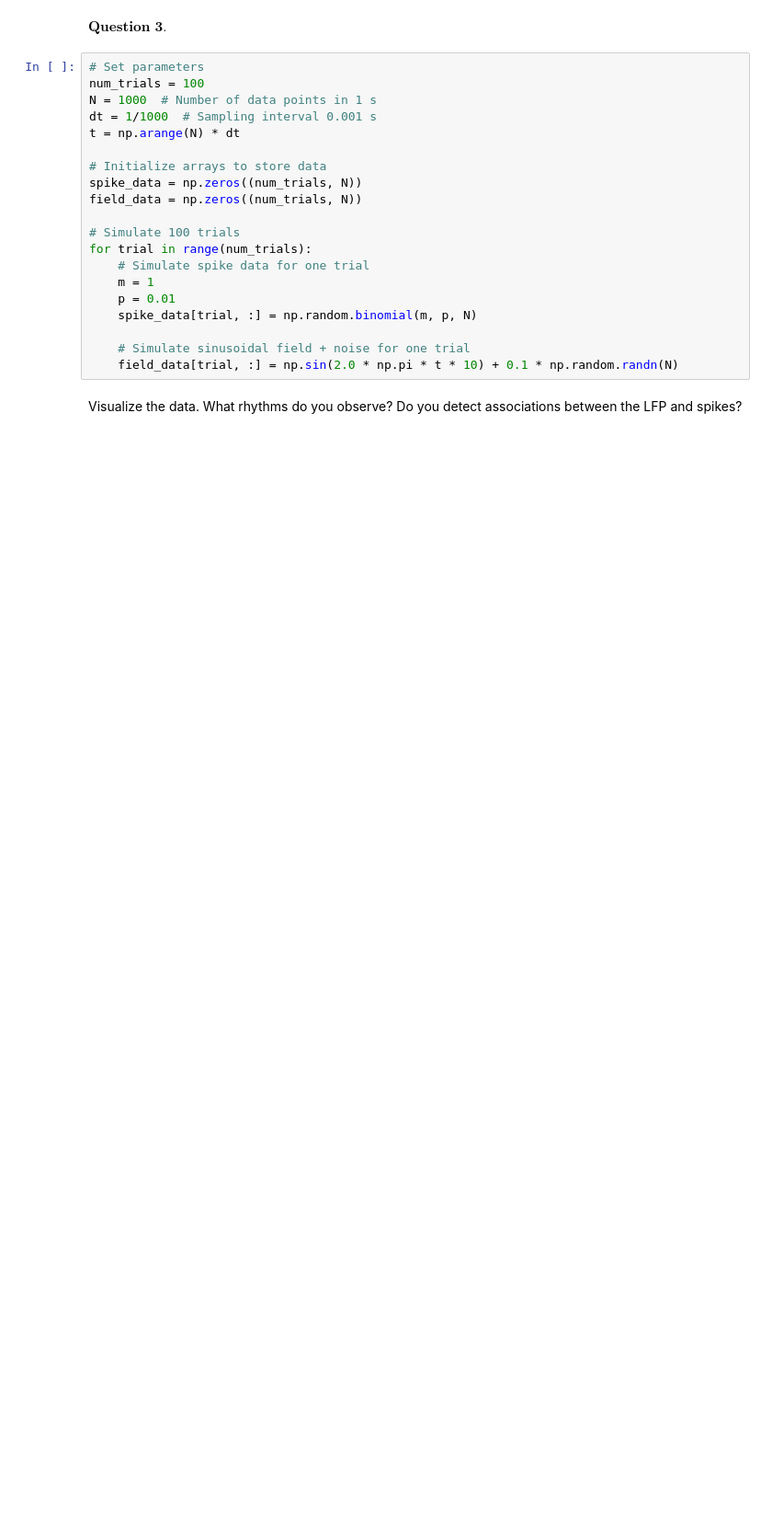
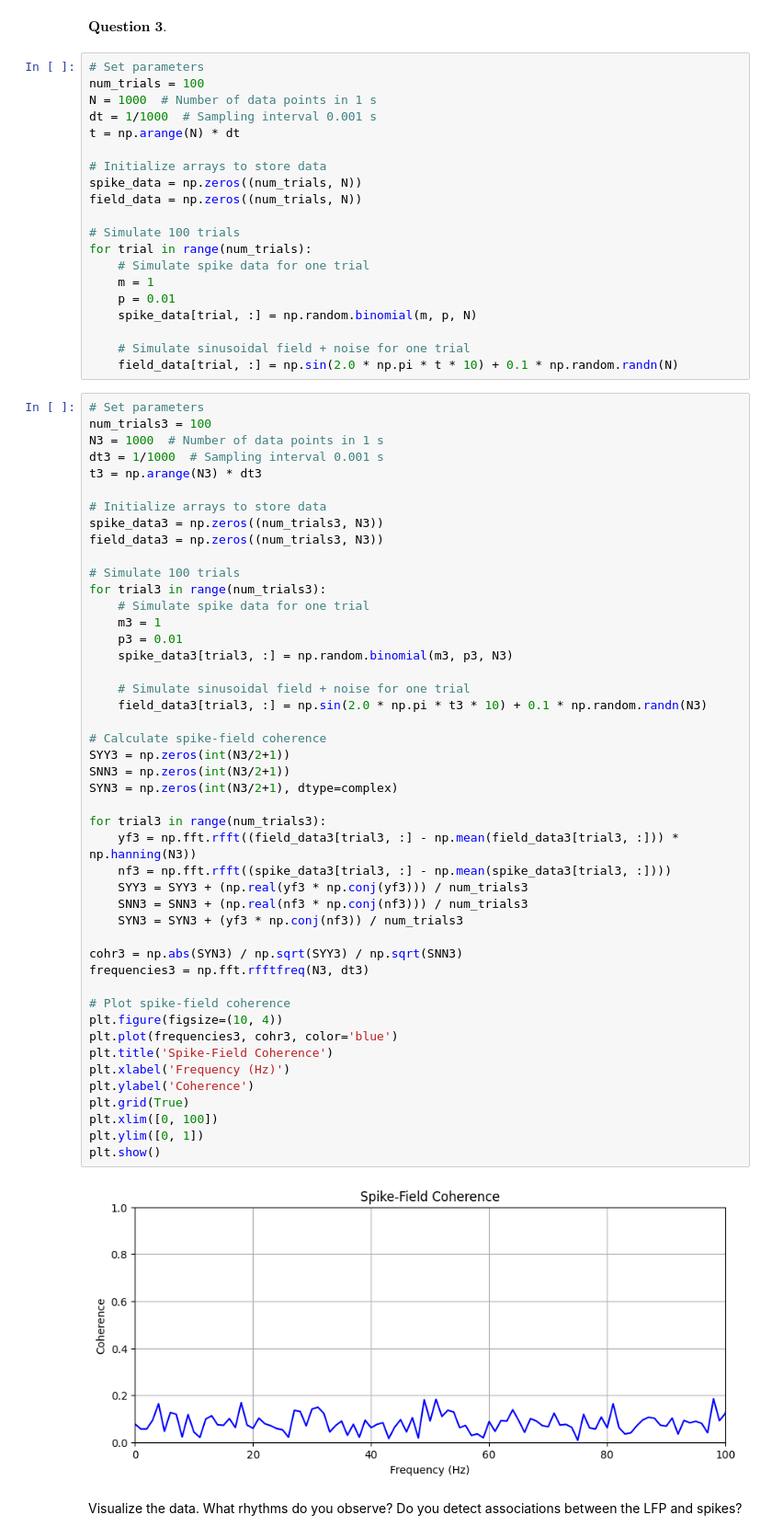
Before and after one commit to witchofizalith/MA665_HW, a Jupyter notebook: topic_8_coherence/hw8_coherence.ipynb, the cells around one changed output. Shown at 92% size. Saved outputs shown, nothing was run; the diff lists cells and outputs as text; blank space fills up the shorter version.

Commit message:
finished hw8
coherence baby

```diff
--- a/topic_8_coherence/hw8_coherence.ipynb
+++ b/topic_8_coherence/hw8_coherence.ipynb
@@ -227,5 +233,53 @@ for trial in range(num_trials):
 
     # Simulate sinusoidal field + noise for one trial
     field_data[trial, :] = np.sin(2.0 * np.pi * t * 10) + 0.1 * np.random.randn(N)
+# %%
+# Set parameters
+num_trials3 = 100
+N3 = 1000  # Number of data points in 1 s
+dt3 = 1/1000  # Sampling interval 0.001 s
+t3 = np.arange(N3) * dt3
+
+# Initialize arrays to store data
+spike_data3 = np.zeros((num_trials3, N3))
+field_data3 = np.zeros((num_trials3, N3))
+
+# Simulate 100 trials
+for trial3 in range(num_trials3):
+    # Simulate spike data for one trial
+    m3 = 1
+    p3 = 0.01
+    spike_data3[trial3, :] = np.random.binomial(m3, p3, N3)
+
+    # Simulate sinusoidal field + noise for one trial
+    field_data3[trial3, :] = np.sin(2.0 * np.pi * t3 * 10) + 0.1 * np.random.randn(N3)
+
+# Calculate spike-field coherence
+SYY3 = np.zeros(int(N3/2+1))
+SNN3 = np.zeros(int(N3/2+1))
+SYN3 = np.zeros(int(N3/2+1), dtype=complex)
+
+for trial3 in range(num_trials3):
+    yf3 = np.fft.rfft((field_data3[trial3, :] - np.mean(field_data3[trial3, :])) * np.hanning(N3))
+    nf3 = np.fft.rfft((spike_data3[trial3, :] - np.mean(spike_data3[trial3, :])))
+    SYY3 = SYY3 + (np.real(yf3 * np.conj(yf3))) / num_trials3
+    SNN3 = SNN3 + (np.real(nf3 * np.conj(nf3))) / num_trials3
+    SYN3 = SYN3 + (yf3 * np.conj(nf3)) / num_trials3
+
+cohr3 = np.abs(SYN3) / np.sqrt(SYY3) / np.sqrt(SNN3)
+frequencies3 = np.fft.rfftfreq(N3, dt3)
+
+# Plot spike-field coherence
+plt.figure(figsize=(10, 4))
+plt.plot(frequencies3, cohr3, color='blue')
+plt.title('Spike-Field Coherence')
+plt.xlabel('Frequency (Hz)')
+plt.ylabel('Coherence')
+plt.grid(True)
+plt.xlim([0, 100])
+plt.ylim([0, 1])
+plt.show()
+# %% [output]
+[figure, added]
 # %% [markdown]
 Visualize the data. What rhythms do you observe? Do you detect associations between the LFP and spikes?
```
Also changed, not shown: parts of 9 cells of this notebook, 2 other files.
